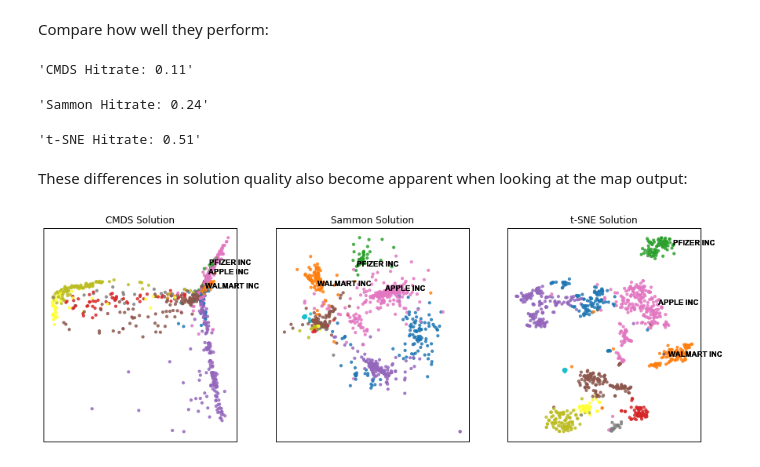
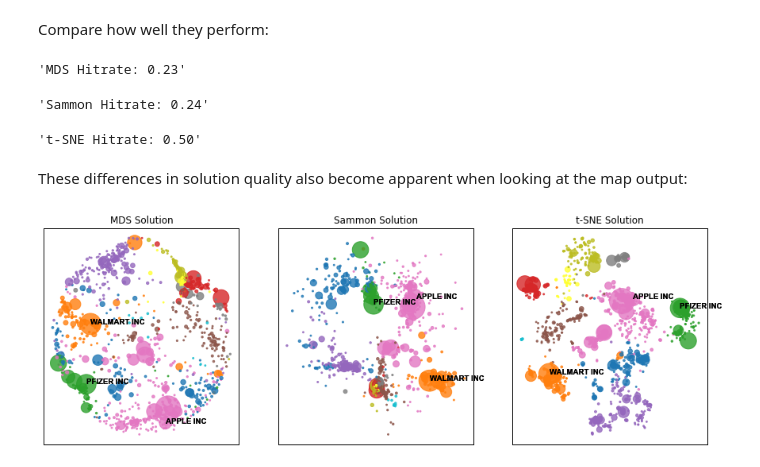
Before and after one commit to mpmatthe/evomap, a Jupyter notebook: docs/static mapping.ipynb, the cells around one changed output. Saved outputs shown, nothing was run; the diff lists cells and outputs as text; code cells hidden in the pictures.

```diff
--- a/docs/static mapping.ipynb
+++ b/docs/static mapping.ipynb
@@ -168,0 +111,6 @@ hitrate_score(sim_mat, Y, n_neighbors= 10, input_type= 'similarity')
+# %%
+from evomap.mapping import Sammon
+method = Sammon(
+    input_type = 'distance', n_iter= 500, verbose = 2)
+
+Y_sammon = method.fit_transform(D)
@@ -175,0 +212,8 @@ Y_CMDS = CMDS().fit_transform(D)
+# %%
+D_norm = D / np.max(D)
+# %%
+from evomap.mapping import MDS
+Y_MDS = MDS(
+    input_type = 'distance',
+    verbose = 2,
+    n_iter = 500).fit_transform(D_norm)
@@ -176,5 +233,5 @@ Y_CMDS = CMDS().fit_transform(D)
 # %% [markdown]
 t-distributed Stochastic Neighborhood Embedding (t-SNE):
 # %%
-from marketmaps.mapping import EvoTSNE
-Y_tsne = EvoTSNE(weighted = None, input_type= 'distance').fit_transform([D])[0]
+from evomap.mapping import TSNE
+Y_tsne = TSNE(input_type= 'distance', verbose = 2).fit_transform(D)
@@ -181,44 +248,46 @@ Y_tsne = EvoTSNE(weighted = None, input_type= 'distance').fit_transform([D])[0]
 # %% [markdown]
 Compare how well they perform:
 # %%
-display("CMDS Hitrate: {0:.2f}".format(hitrate_score(D, Y_CMDS, n_neighbors=10, input_type='distance')))
-display("Sammon Hitrate: {0:.2f}".format(hitrate_score(D, Y, n_neighbors=10, input_type='distance')))
+display("MDS Hitrate: {0:.2f}".format(hitrate_score(D, Y_MDS, n_neighbors=10, input_type='distance')))
+display("Sammon Hitrate: {0:.2f}".format(hitrate_score(D, Y_sammon, n_neighbors=10, input_type='distance')))
 display("t-SNE Hitrate: {0:.2f}".format(hitrate_score(D, Y_tsne, n_neighbors=10, input_type='distance')))
 # %% [output]
-'CMDS Hitrate: 0.11'
+'MDS Hitrate: 0.23'
 'Sammon Hitrate: 0.24'
-'t-SNE Hitrate: 0.51'
+'t-SNE Hitrate: 0.50'
 # %% [markdown]
 These differences in solution quality also become apparent when looking at the map output:
 # %%
 from matplotlib import pyplot as plt
 fig, ax = plt.subplots(1,3, figsize = (15, 5))
 
 draw_map(
-    Y_CMDS,
-    title_str= 'CMDS Solution',
-    c = cluster,
+    Y_MDS,
+    title_str= 'MDS Solution',
+    c = clusters,
     labels = labels,
     highlight_labels=['APPLE INC', 'WALMART INC', 'PFIZER INC'],
-    size = 10,
+    size = sizes,
     ax = ax[0])
 
 draw_map(
-    Y,
+    Y_sammon,
     title_str= 'Sammon Solution',
     labels = labels,
     highlight_labels= ['APPLE INC', 'WALMART INC', 'PFIZER INC'],
-    c = cluster,
-    size = 10,
+    c = clusters,
+    size = sizes,
     ax = ax[1])
 
 draw_map(
     Y_tsne,
     title_str= 't-SNE Solution',
     labels = labels,
     highlight_labels=['APPLE INC', 'WALMART INC', 'PFIZER INC'],
-    c = cluster,
-    size = 10,
+    c = clusters,
+    size = sizes,
     ax = ax[2])
+
+fig
 # %% [output]
-[figure, old version]
+[figure, new version]
```
Also changed, not shown: parts of 48 cells of this notebook, 2 other files.
